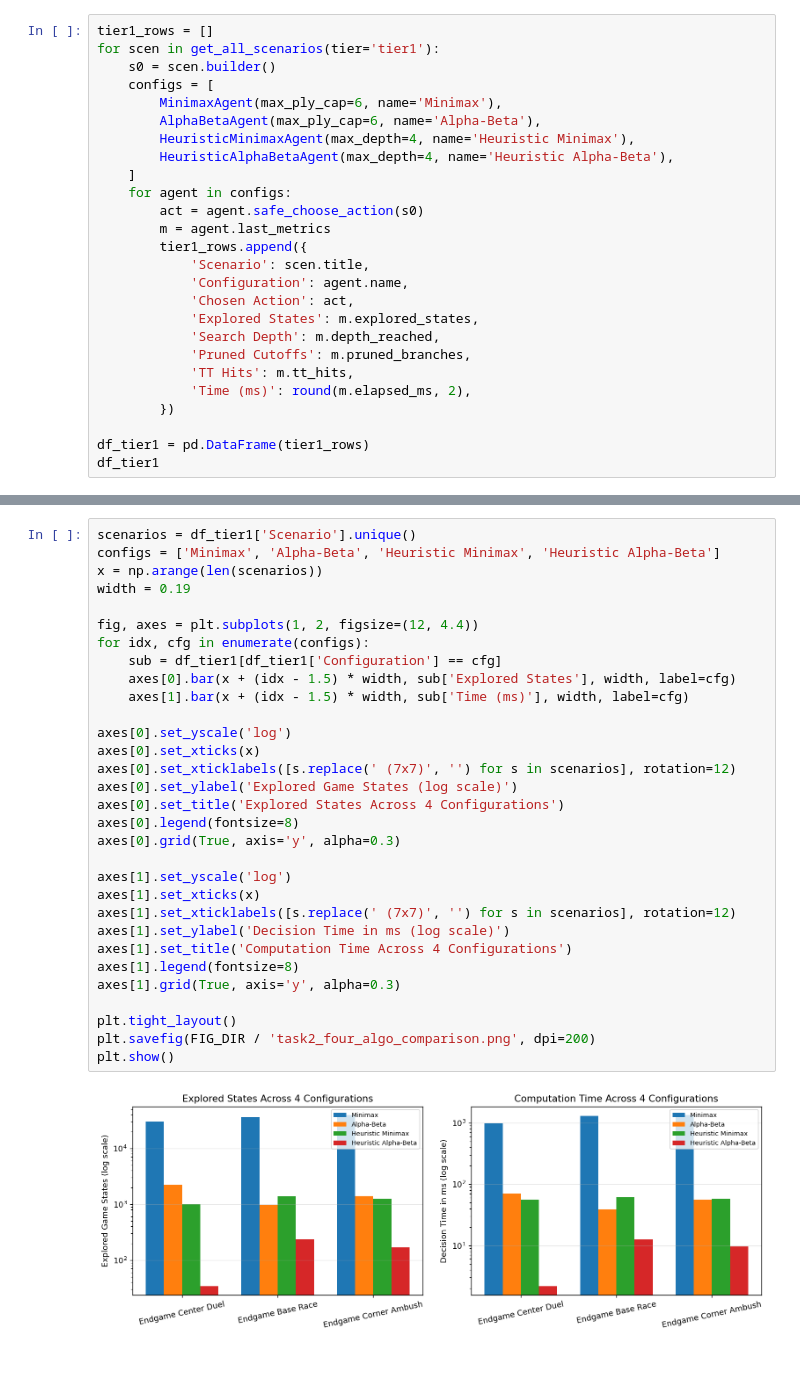
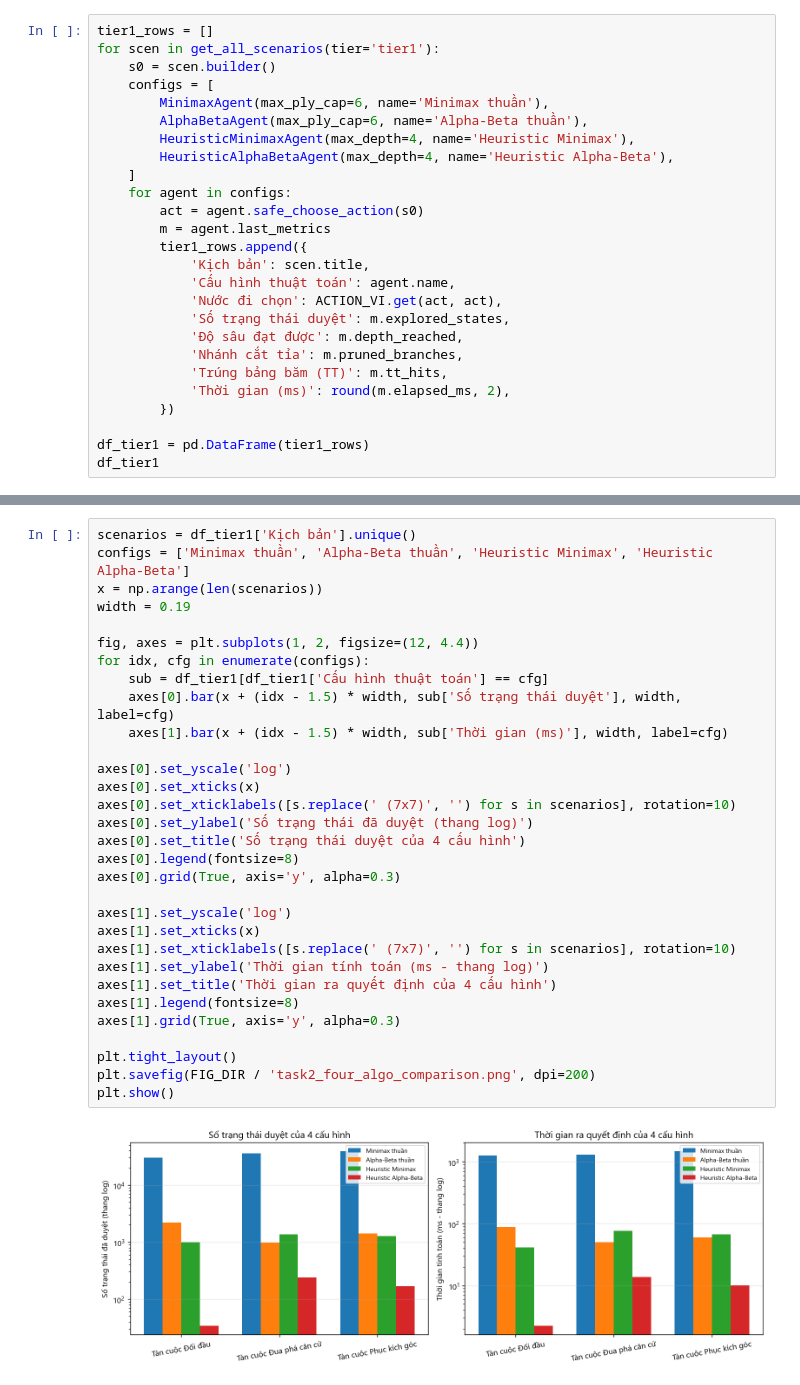
Before and after one commit to KDY006/classical-ai-suite, a Jupyter notebook: source/task2/benchmark_task2.ipynb, the cells around one changed output, grey strips where cells are left out. Saved outputs shown, nothing was run; the diff lists cells and outputs as text.

```diff
--- a/source/task2/benchmark_task2.ipynb
+++ b/source/task2/benchmark_task2.ipynb
@@ -38,8 +48,8 @@ tier1_rows = []
 for scen in get_all_scenarios(tier='tier1'):
     s0 = scen.builder()
     configs = [
-        MinimaxAgent(max_ply_cap=6, name='Minimax'),
-        AlphaBetaAgent(max_ply_cap=6, name='Alpha-Beta'),
+        MinimaxAgent(max_ply_cap=6, name='Minimax thuần'),
+        AlphaBetaAgent(max_ply_cap=6, name='Alpha-Beta thuần'),
         HeuristicMinimaxAgent(max_depth=4, name='Heuristic Minimax'),
         HeuristicAlphaBetaAgent(max_depth=4, name='Heuristic Alpha-Beta'),
     ]
@@ -47,14 +57,14 @@ for scen in get_all_scenarios(tier='tier1'):
         act = agent.safe_choose_action(s0)
         m = agent.last_metrics
         tier1_rows.append({
-            'Scenario': scen.title,
-            'Configuration': agent.name,
-            'Chosen Action': act,
-            'Explored States': m.explored_states,
-            'Search Depth': m.depth_reached,
-            'Pruned Cutoffs': m.pruned_branches,
-            'TT Hits': m.tt_hits,
-            'Time (ms)': round(m.elapsed_ms, 2),
+            'Kịch bản': scen.title,
+            'Cấu hình thuật toán': agent.name,
+            'Nước đi chọn': ACTION_VI.get(act, act),
+            'Số trạng thái duyệt': m.explored_states,
+            'Độ sâu đạt được': m.depth_reached,
+            'Nhánh cắt tỉa': m.pruned_branches,
+            'Trúng bảng băm (TT)': m.tt_hits,
+            'Thời gian (ms)': round(m.elapsed_ms, 2),
         })
 
 df_tier1 = pd.DataFrame(tier1_rows)
@@ -76,34 +86,34 @@ df_tier1
 # %%
-scenarios = df_tier1['Scenario'].unique()
-configs = ['Minimax', 'Alpha-Beta', 'Heuristic Minimax', 'Heuristic Alpha-Beta']
+scenarios = df_tier1['Kịch bản'].unique()
+configs = ['Minimax thuần', 'Alpha-Beta thuần', 'Heuristic Minimax', 'Heuristic Alpha-Beta']
 x = np.arange(len(scenarios))
 width = 0.19
 
 fig, axes = plt.subplots(1, 2, figsize=(12, 4.4))
 for idx, cfg in enumerate(configs):
-    sub = df_tier1[df_tier1['Configuration'] == cfg]
-    axes[0].bar(x + (idx - 1.5) * width, sub['Explored States'], width, label=cfg)
-    axes[1].bar(x + (idx - 1.5) * width, sub['Time (ms)'], width, label=cfg)
+    sub = df_tier1[df_tier1['Cấu hình thuật toán'] == cfg]
+    axes[0].bar(x + (idx - 1.5) * width, sub['Số trạng thái duyệt'], width, label=cfg)
+    axes[1].bar(x + (idx - 1.5) * width, sub['Thời gian (ms)'], width, label=cfg)
 
 axes[0].set_yscale('log')
 axes[0].set_xticks(x)
-axes[0].set_xticklabels([s.replace(' (7x7)', '') for s in scenarios], rotation=12)
-axes[0].set_ylabel('Explored Game States (log scale)')
-axes[0].set_title('Explored States Across 4 Configurations')
+axes[0].set_xticklabels([s.replace(' (7x7)', '') for s in scenarios], rotation=10)
+axes[0].set_ylabel('Số trạng thái đã duyệt (thang log)')
+axes[0].set_title('Số trạng thái duyệt của 4 cấu hình')
 axes[0].legend(fontsize=8)
 axes[0].grid(True, axis='y', alpha=0.3)
 
 axes[1].set_yscale('log')
 axes[1].set_xticks(x)
-axes[1].set_xticklabels([s.replace(' (7x7)', '') for s in scenarios], rotation=12)
-axes[1].set_ylabel('Decision Time in ms (log scale)')
-axes[1].set_title('Computation Time Across 4 Configurations')
+axes[1].set_xticklabels([s.replace(' (7x7)', '') for s in scenarios], rotation=10)
+axes[1].set_ylabel('Thời gian tính toán (ms - thang log)')
+axes[1].set_title('Thời gian ra quyết định của 4 cấu hình')
 axes[1].legend(fontsize=8)
 axes[1].grid(True, axis='y', alpha=0.3)
 
 plt.tight_layout()
 plt.savefig(FIG_DIR / 'task2_four_algo_comparison.png', dpi=200)
 plt.show()
 # %% [output]
-[figure, old version]
+[figure, new version]
 # %% [markdown]
```
Also changed, not shown: parts of 7 cells of this notebook, 29 other files.
